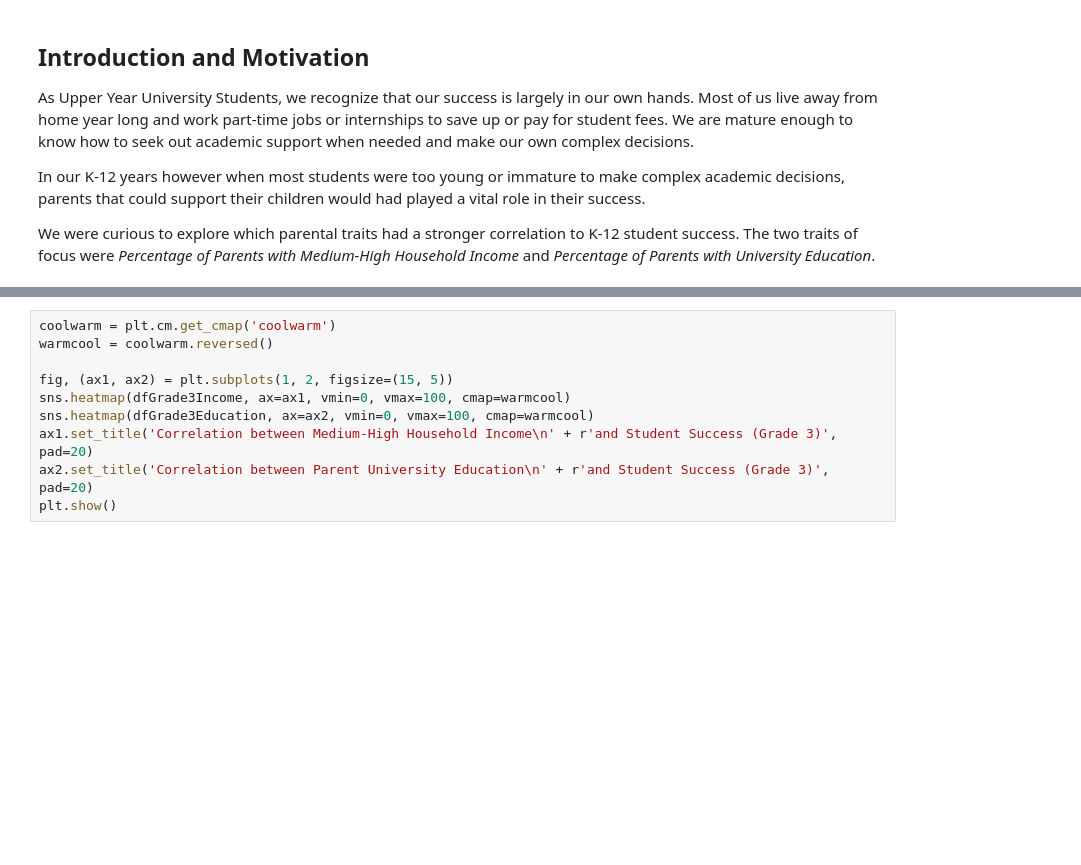
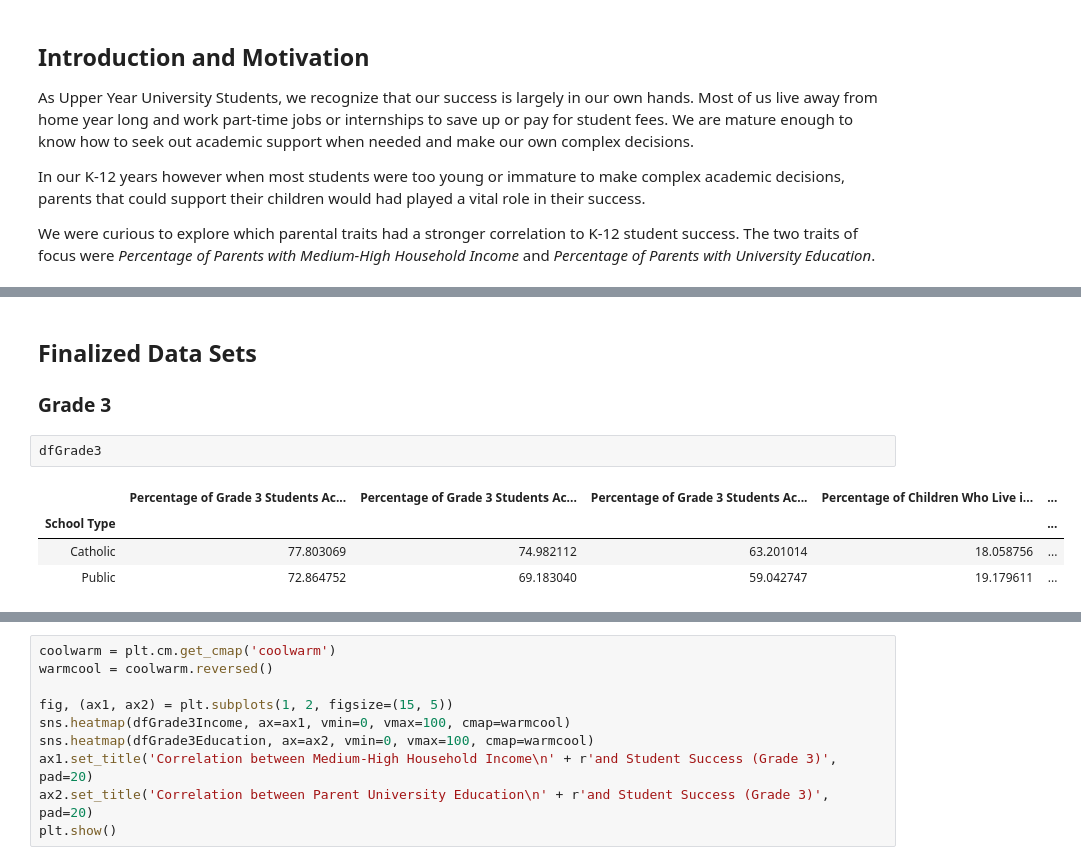
Before and after one commit to StevennTran/DataVizProject, a Jupyter notebook: CP321 Project .ipynb, the cells around one changed output, grey strips where cells are left out. Cells and saved outputs as stored; diff of their text form; blank space fills up the shorter version.

Commit message:
Fixed Percentages

```diff
--- a/CP321-Project.ipynb
+++ b/CP321 Project .ipynb
@@ -152,3 +143,13 @@ for num in range(3):
     # Creating the new columns in the DataFrames
     dfHighSchoolIncome[labels[num]]    = IncomeDiff
     dfHighSchoolEducation[labels[num]] = EducationDiff
+# %% [markdown]
+## Finalized Data Sets
+### Grade 3
+# %%
+dfGrade3
+# %% [output]
+|  | Percentage of Grade 3 Students Ac... | Percentage of Grade 3 Students Ac... | Percentage of Grade 3 Students Ac... | Percentage of Children Who Live i... | ... |
+| School Type |  |  |  |  | ... |
+| Catholic | 77.803069 | 74.982112 | 63.201014 | 18.058756 | ... |
+| Public | 72.864752 | 69.183040 | 59.042747 | 19.179611 | ... |
```
Also changed, not shown: parts of 12 cells of this notebook.
